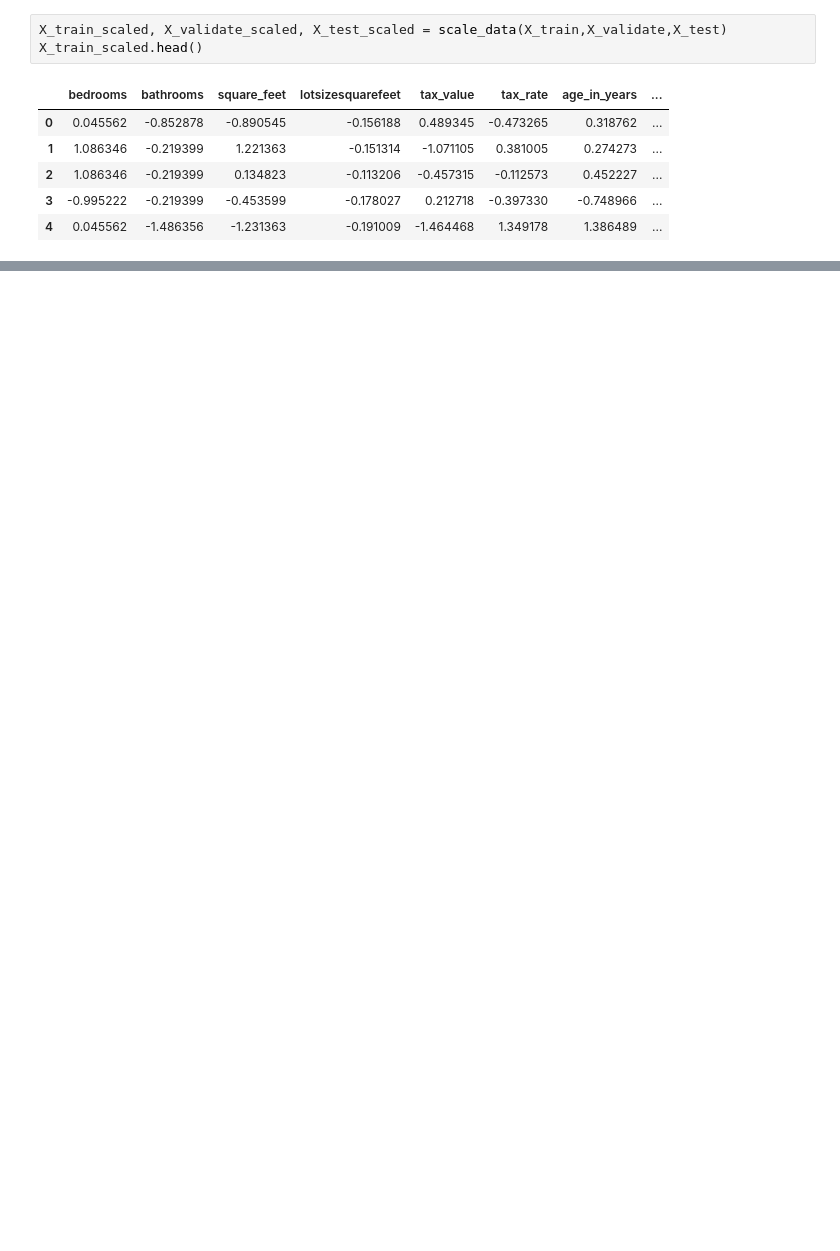
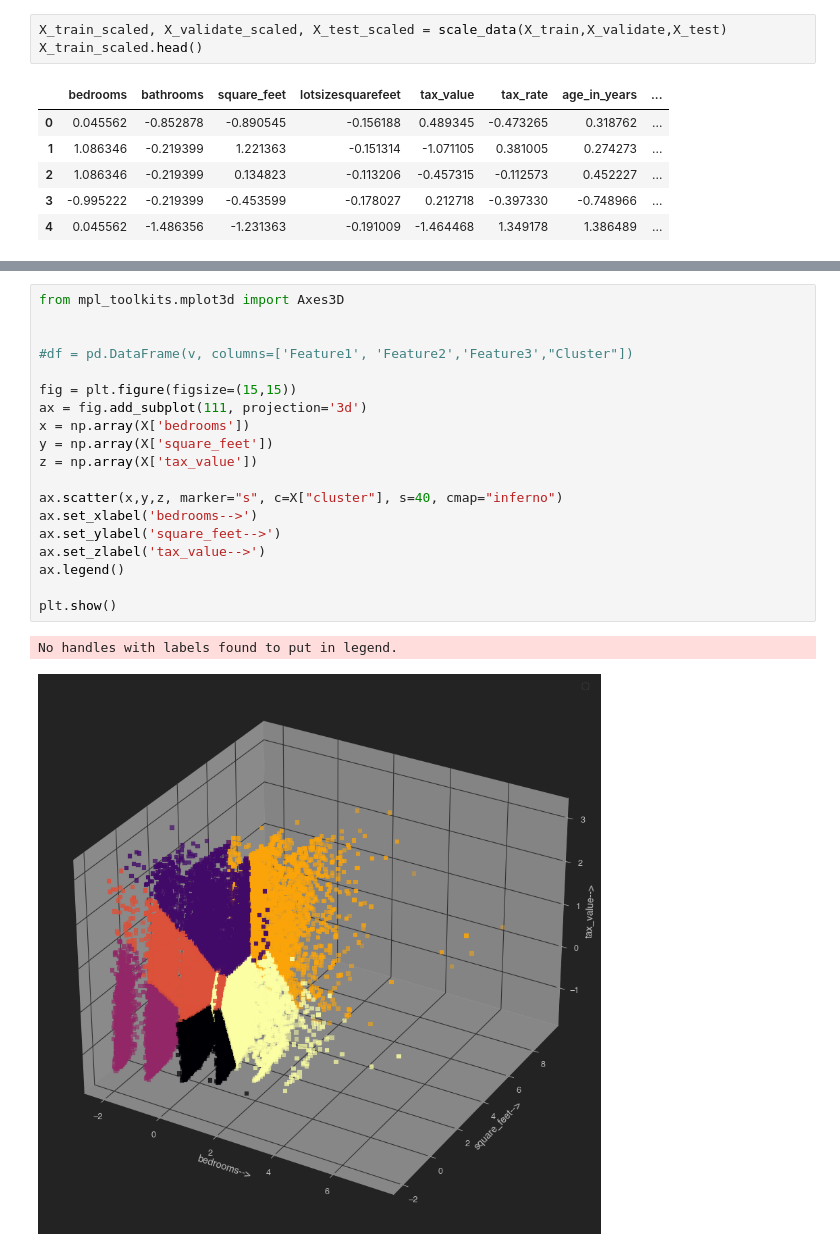
Before and after one commit to sam-and-ken/clustering-project, a Jupyter notebook: Cluster_project_explore_Ken.ipynb, the cells around one changed output, grey strips where cells are left out. Saved outputs shown, nothing was run; the diff lists cells and outputs as text; blank space fills up the shorter version.

```diff
--- a/Cluster_project_explore_Ken.ipynb
+++ b/Cluster_project_explore_Ken.ipynb
@@ -381,0 +517,22 @@ FE_cluster.rfe(X_train_scaled, y_train, 6)
+# %%
+from mpl_toolkits.mplot3d import Axes3D
+
+
+#df = pd.DataFrame(v, columns=['Feature1', 'Feature2','Feature3',"Cluster"])
+
+fig = plt.figure(figsize=(15,15))
+ax = fig.add_subplot(111, projection='3d')
+x = np.array(X['bedrooms'])
+y = np.array(X['square_feet'])
+z = np.array(X['tax_value'])
+
+ax.scatter(x,y,z, marker="s", c=X["cluster"], s=40, cmap="inferno")
+ax.set_xlabel('bedrooms-->')
+ax.set_ylabel('square_feet-->')
+ax.set_zlabel('tax_value-->')
+ax.legend()
+
+plt.show()
+# %% [output]
+No handles with labels found to put in legend.
+[figure, added]
```
Also changed, not shown: parts of 40 cells of this notebook.
